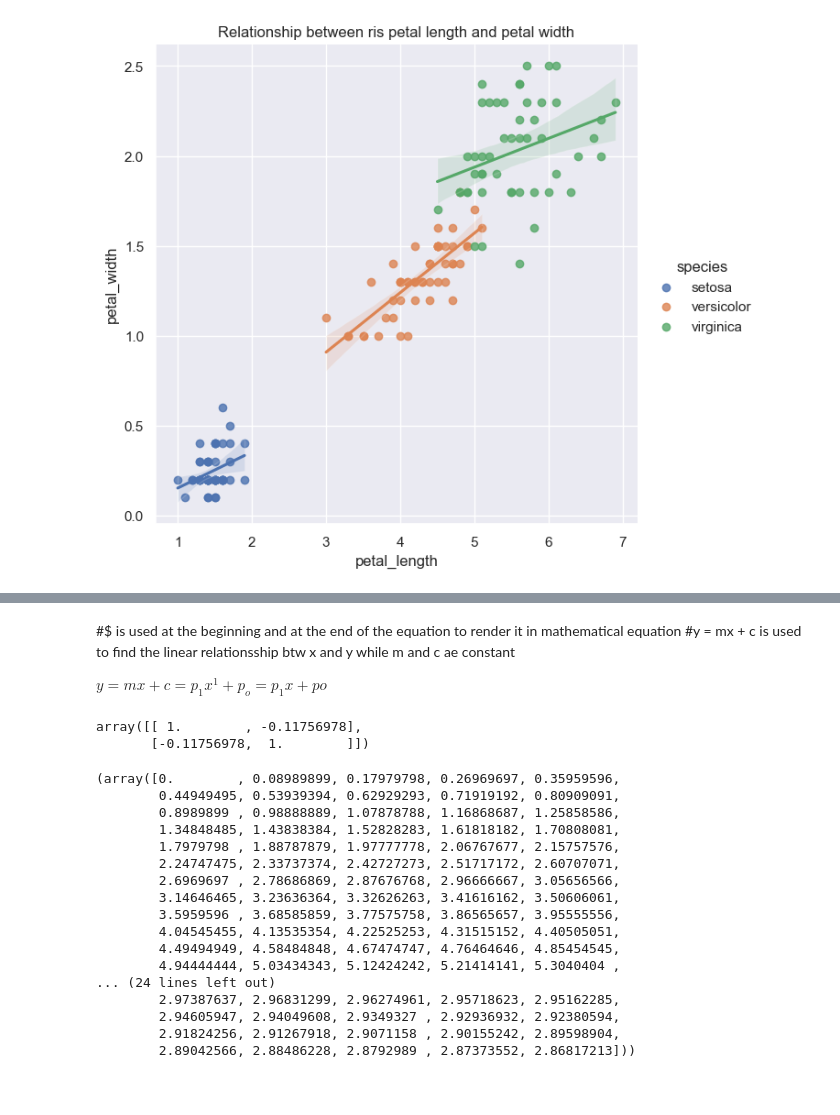
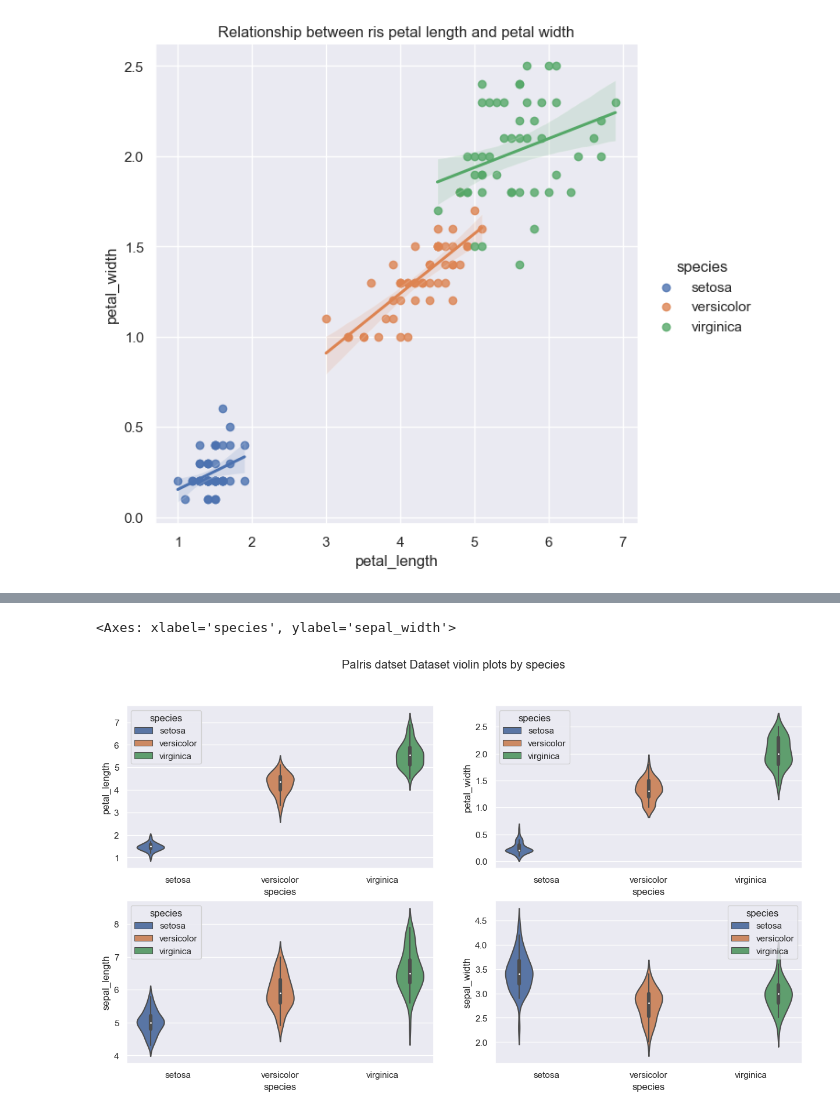
Before and after one commit to Gtalen/pands-project, a Jupyter notebook: iris.ipynb, the cells around one changed output, grey strips where cells are left out. Cells and saved outputs as stored; diff of their text form; code cells hidden in the pictures; blank space fills up the shorter version.

```diff
--- a/iris.ipynb
+++ b/iris.ipynb
@@ -556,5 +600,0 @@ Text(0.5, 1.0, 'Iris data set')
-# %% [markdown]
-#$ is used at the beginning and at the end of the equation  to render it in mathematical equation
-#y = mx + c is used to find the linear relationsship btw x and y while m and c ae constant
-
-$ y = mx + c = p_1x^1 + p_o = p_1 x + po $
@@ -566,34 +601,12 @@ m, c = np.polyfit (sepLen, sepWidth, 1)
-# %%
-#getting the correlation coefficient between the sepal lengt and sepal width
-np.corrcoef(sepLen, sepWidth)
-#laered website for correlation coefficient
-# %% [output]
-array([[ 1.        , -0.11756978],
-       [-0.11756978,  1.        ]])
-# %%
-#x values for best fit line
-bf_x = np.linspace(0.0, sepLen.max() + 1, 100)
-
-#y values for best fit line
-bf_y = m * bf_x + c
-
-#show
-bf_x, bf_y
-# %% [output]
-(array([0.        , 0.08989899, 0.17979798, 0.26969697, 0.35959596,
-        0.44949495, 0.53939394, 0.62929293, 0.71919192, 0.80909091,
-        0.8989899 , 0.98888889, 1.07878788, 1.16868687, 1.25858586,
-        1.34848485, 1.43838384, 1.52828283, 1.61818182, 1.70808081,
-        1.7979798 , 1.88787879, 1.97777778, 2.06767677, 2.15757576,
-        2.24747475, 2.33737374, 2.42727273, 2.51717172, 2.60707071,
-        2.6969697 , 2.78686869, 2.87676768, 2.96666667, 3.05656566,
-        3.14646465, 3.23636364, 3.32626263, 3.41616162, 3.50606061,
-        3.5959596 , 3.68585859, 3.77575758, 3.86565657, 3.95555556,
-        4.04545455, 4.13535354, 4.22525253, 4.31515152, 4.40505051,
-        4.49494949, 4.58484848, 4.67474747, 4.76464646, 4.85454545,
-        4.94444444, 5.03434343, 5.12424242, 5.21414141, 5.3040404 ,
-... (24 lines left out)
-        2.97387637, 2.96831299, 2.96274961, 2.95718623, 2.95162285,
-        2.94605947, 2.94049608, 2.9349327 , 2.92936932, 2.92380594,
-        2.91824256, 2.91267918, 2.9071158 , 2.90155242, 2.89598904,
-        2.89042566, 2.88486228, 2.8792989 , 2.87373552, 2.86817213]))
+# %%
+fig, ax = plt.subplots(2, 2, figsize = (15, 8))
+fig.suptitle ('Iris datset Dataset violin plots by species')
+
+#creating chart for each subplot
+sns.violinplot(data=iris, x='species', y='petal_length', hue = 'species',  ax = ax [0, 0])
+sns.violinplot(data=iris, x='species', y='petal_width', hue =  'species', ax = ax [0, 1])
+sns.violinplot(data=iris, x='species', y='sepal_length', hue = 'species', ax = ax [1, 0])
+sns.violinplot(data=iris, x='species', y='sepal_width', hue =  'species', ax = ax [1, 1])
+# %% [output]
+<Axes: xlabel='species', ylabel='sepal_width'>
+[figure, added]
```
Also changed, not shown: parts of 68 cells of this notebook, 12 other files.
